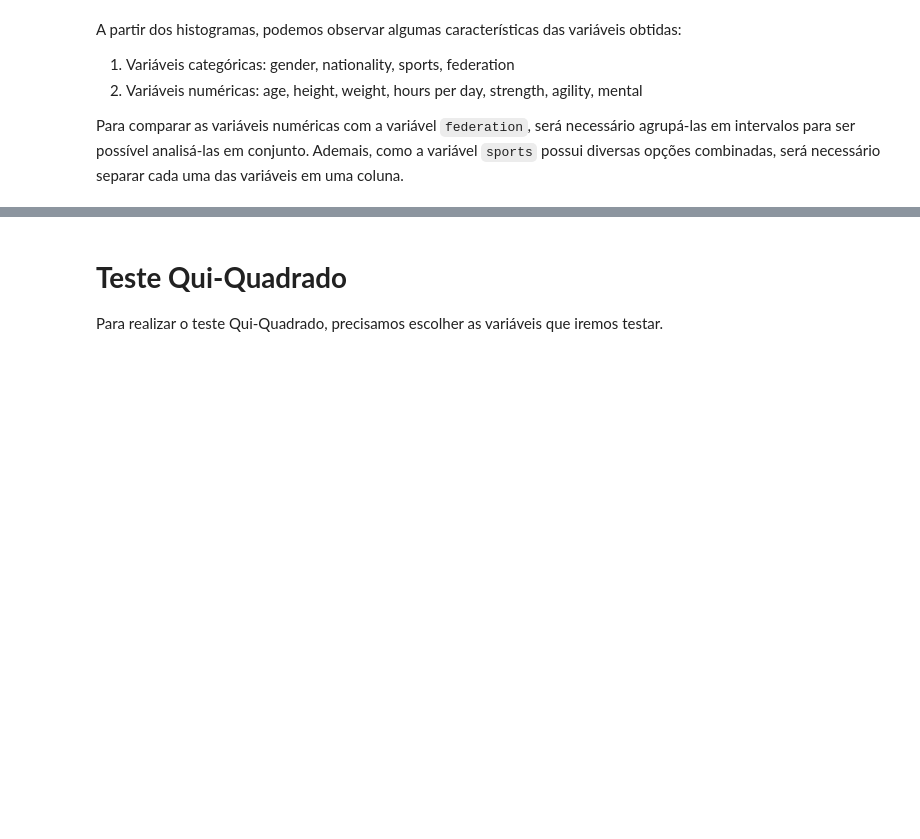
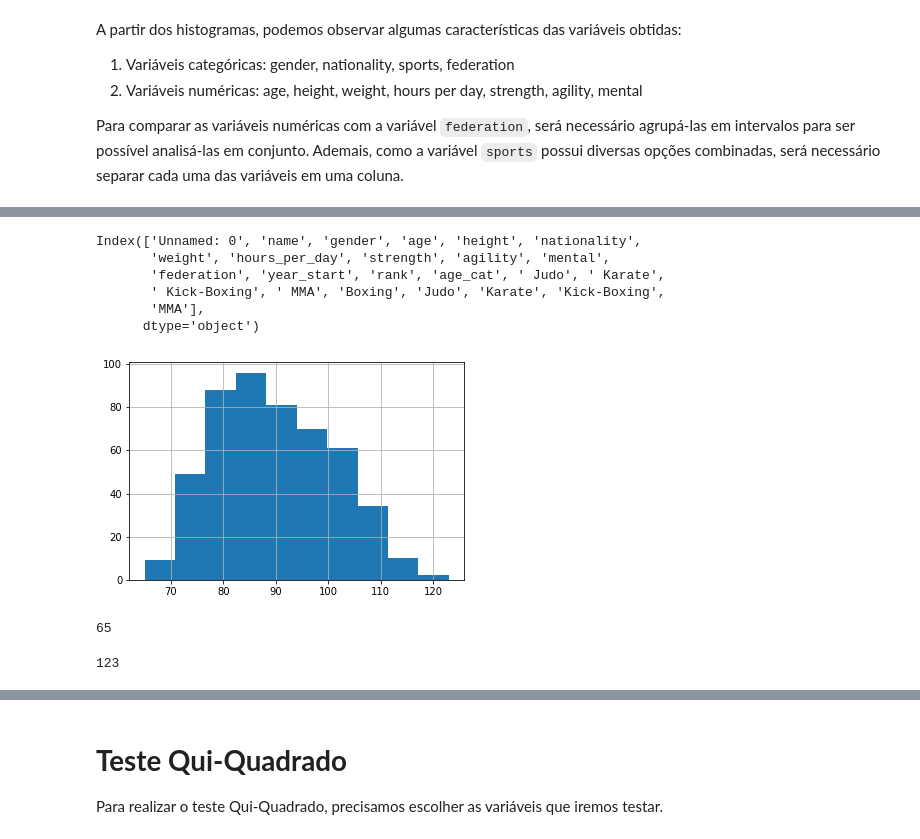
Before and after one commit to al-lla/teste_qui_quadrado, a Jupyter notebook: teste_qui_quadrado.ipynb, the cells around one changed output, grey strips where cells are left out. Drawn from its saved outputs; the diff is of its cells as text; code cells hidden in the pictures; blank space fills up the shorter version.

```diff
--- a/teste_qui_quadrado.ipynb
+++ b/teste_qui_quadrado.ipynb
@@ -119,0 +138,21 @@ Ademais, como a variável `sports` possui diversas opções combinadas, será ne
+# %%
+df.columns
+# %% [output]
+Index(['Unnamed: 0', 'name', 'gender', 'age', 'height', 'nationality',
+       'weight', 'hours_per_day', 'strength', 'agility', 'mental',
+       'federation', 'year_start', 'rank', 'age_cat', ' Judo', ' Karate',
+       ' Kick-Boxing', ' MMA', 'Boxing', 'Judo', 'Karate', 'Kick-Boxing',
+       'MMA'],
+      dtype='object')
+# %%
+df.weight.hist();
+# %% [output]
+[figure, added]
+# %%
+df.weight.min()
+# %% [output]
+65
+# %%
+df.weight.max()
+# %% [output]
+123
```
Also changed, not shown: parts of 17 cells of this notebook.
